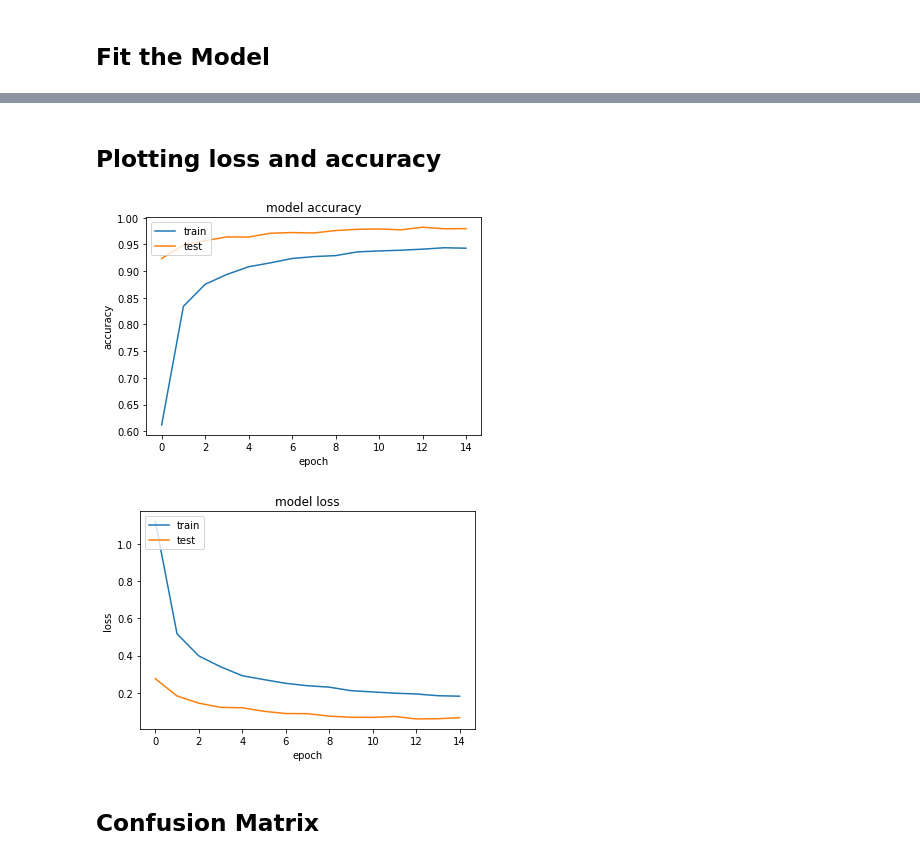
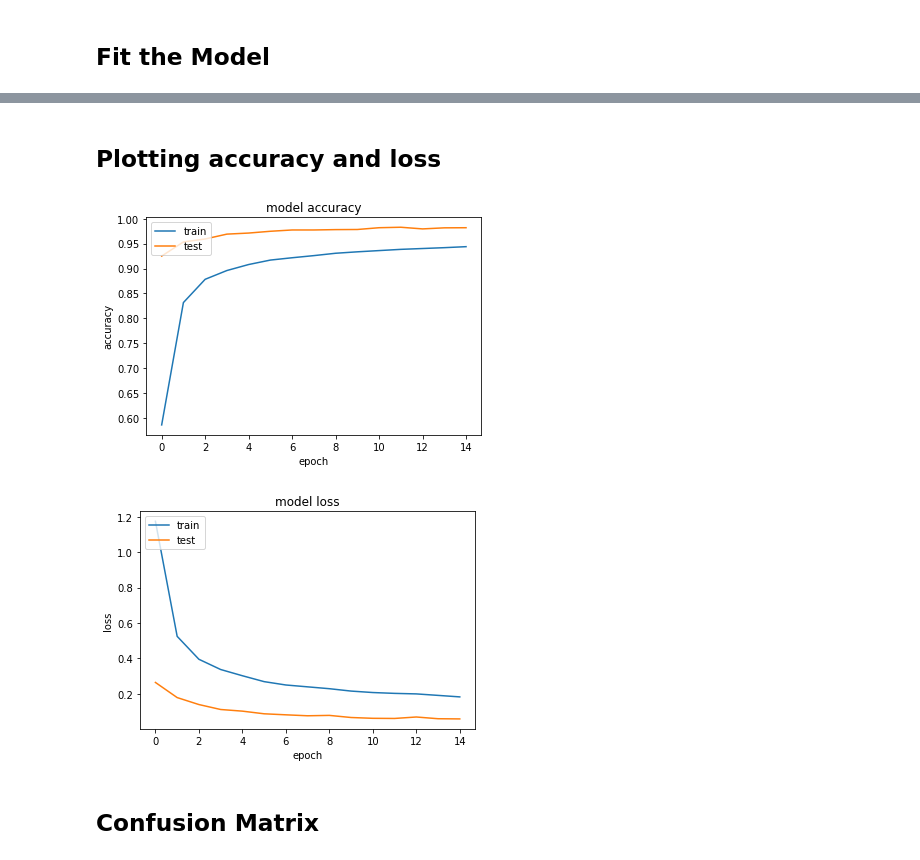
Before and after one commit to kyle-joseph/dss-finals-assignment-1-and-2, a Jupyter notebook: timajo_finals_assignment_2.ipynb, the cells around one changed output, grey strips where cells are left out. Saved outputs shown, nothing was run; the diff lists cells and outputs as text; code cells hidden in the pictures.

```diff
--- a/timajo_finals_assignment_2.ipynb
+++ b/timajo_finals_assignment_2.ipynb
@@ -149,5 +148,5 @@ from tensorflow.keras.callbacks import ReduceLROnPlateau
 # %%
-datagen = ImageDataGenerator(
+data_generator = ImageDataGenerator(
         featurewise_center=False,  # set input mean to 0 over the dataset
         samplewise_center=False,  # set each sample mean to 0
         featurewise_std_normalization=False,  # divide inputs by std of the dataset
@@ -160,14 +159,14 @@ datagen = ImageDataGenerator(
         horizontal_flip=False,  # randomly flip images
         vertical_flip=False)  # randomly flip images
 
-datagen.fit(X_train)
+data_generator.fit(X_train)
 # %% [markdown]
 ## Fit the Model
 # %%
 epochs = 15  # for better result increase the epochs
 batch_size = 100
 # %%
-history = model.fit(datagen.flow(X_train,Y_train, batch_size=batch_size),
+hist = model.fit(data_generator.flow(X_train,Y_train, batch_size=batch_size),
                     epochs = epochs,
                     validation_data = (X_val,Y_val),
                     steps_per_epoch=X_train.shape[0] // batch_size)
@@ -178,27 +191,27 @@ Epoch 2/15
 # %% [markdown]
-## Plotting loss and accuracy
+## Plotting accuracy and loss
 # %%
 import matplotlib.pyplot as plt
 # %%
 # summarize history for accuracy
-plt.plot(history.history['accuracy'])
-plt.plot(history.history['val_accuracy'])
+plt.plot(hist.history['accuracy'])
+plt.plot(hist.history['val_accuracy'])
 plt.title('model accuracy')
 plt.ylabel('accuracy')
 plt.xlabel('epoch')
 plt.legend(['train', 'test'], loc='upper left')
 plt.show()
 # summarize history for loss
-plt.plot(history.history['loss'])
-plt.plot(history.history['val_loss'])
+plt.plot(hist.history['loss'])
+plt.plot(hist.history['val_loss'])
 plt.title('model loss')
 plt.ylabel('loss')
 plt.xlabel('epoch')
 plt.legend(['train', 'test'], loc='upper left')
 plt.show()
 # %% [output]
-[figure, old version]
+[figure, new version]
-[figure, old version]
+[figure, new version]
 # %% [markdown]
 ## Confusion Matrix
 # %%
```
Also changed, not shown: parts of 3 cells of this notebook.
